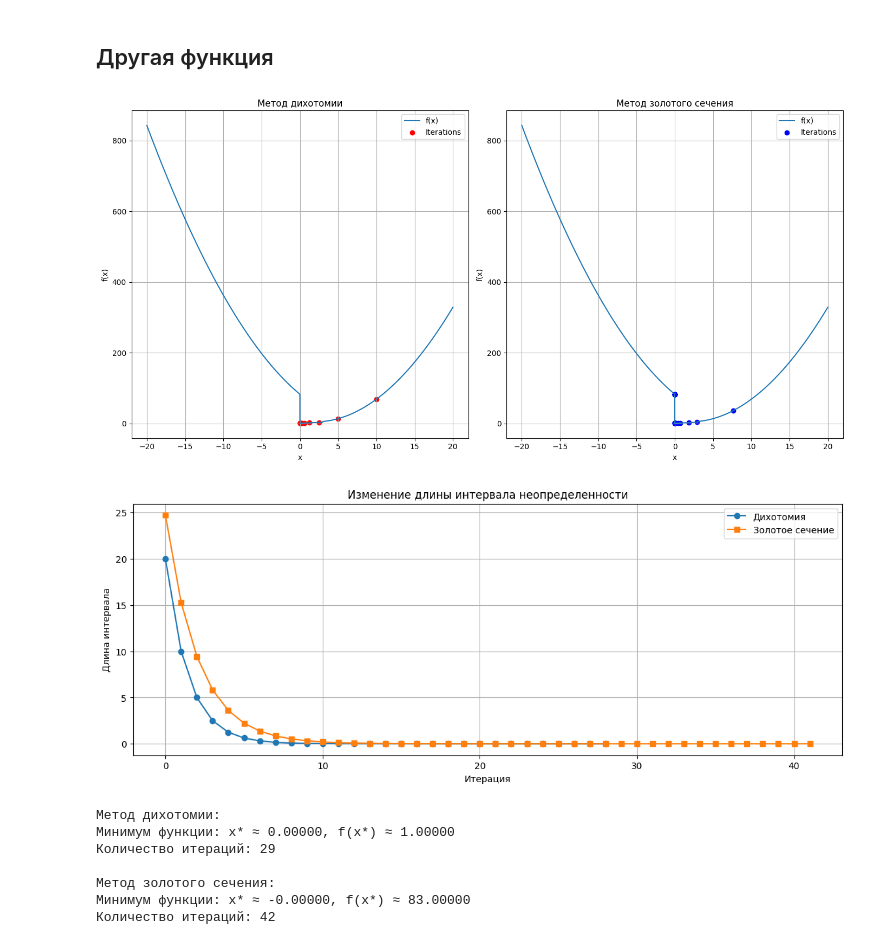
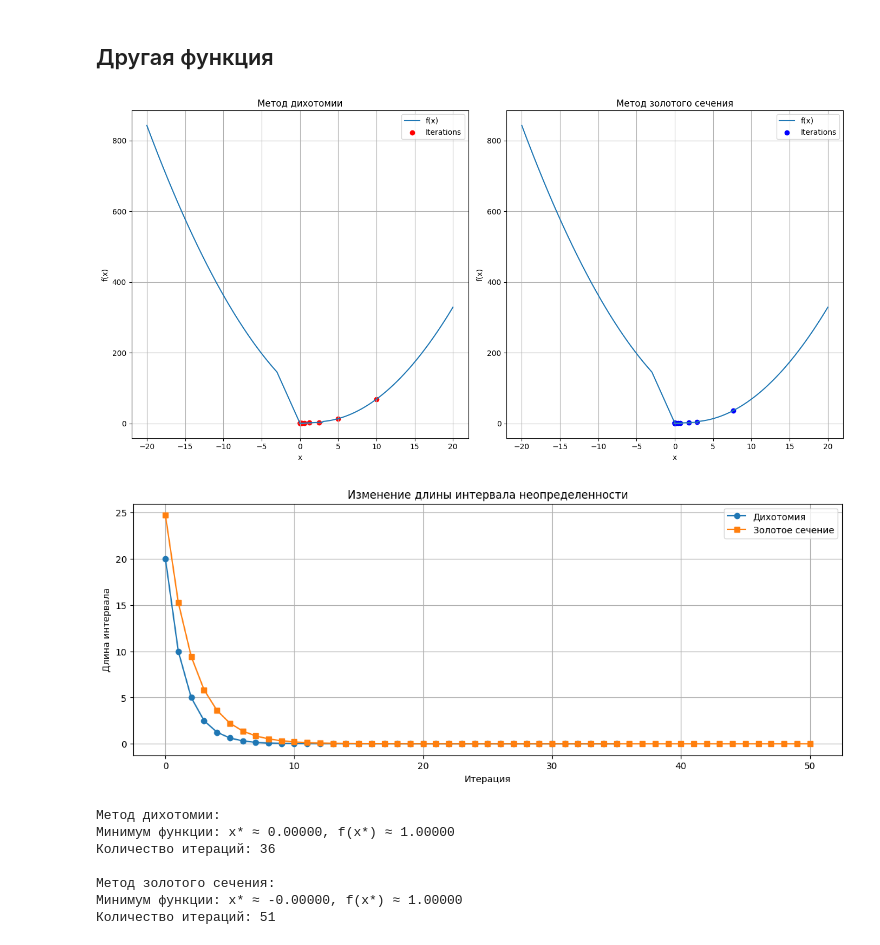
Before and after one commit to bobrnebobr/MatanLabTheBestBigHardWorkLetsDoIt, a Jupyter notebook: task1/sandbox.ipynb, the cells around one changed output. Drawn from its saved outputs; the diff is of its cells as text; code cells hidden in the pictures.

```diff
--- a/task1/sandbox.ipynb
+++ b/task1/sandbox.ipynb
@@ -117,21 +117,23 @@ get_results(0, 15, f, 1e-7)
 ## Другая функция
 # %%
 def g(x):
-    if x < 0:
+    if x < -3:
         return (x - 9)**2 + 2
+    elif -3 <= x < 0:
+        return 145 / 3 * abs(x) + 1
     elif 0 <= x <= 3:
         return abs(x) + 1
     else:
         return (x - 2)**2 + 5
 # %%
-get_results(-20, 20, g, 1e-7)
+get_results(-20, 20, g, 1e-9)
 # %% [output]
-[figure, old version]
+[figure, new version]
-[figure, old version]
+[figure, new version]
 Метод дихотомии:
 Минимум функции: x* ≈ 0.00000, f(x*) ≈ 1.00000
-Количество итераций: 29
+Количество итераций: 36
 
 Метод золотого сечения:
-Минимум функции: x* ≈ -0.00000, f(x*) ≈ 83.00000
-Количество итераций: 42
+Минимум функции: x* ≈ -0.00000, f(x*) ≈ 1.00000
+Количество итераций: 51
```
Also changed, not shown: parts of 1 cell of this notebook.
